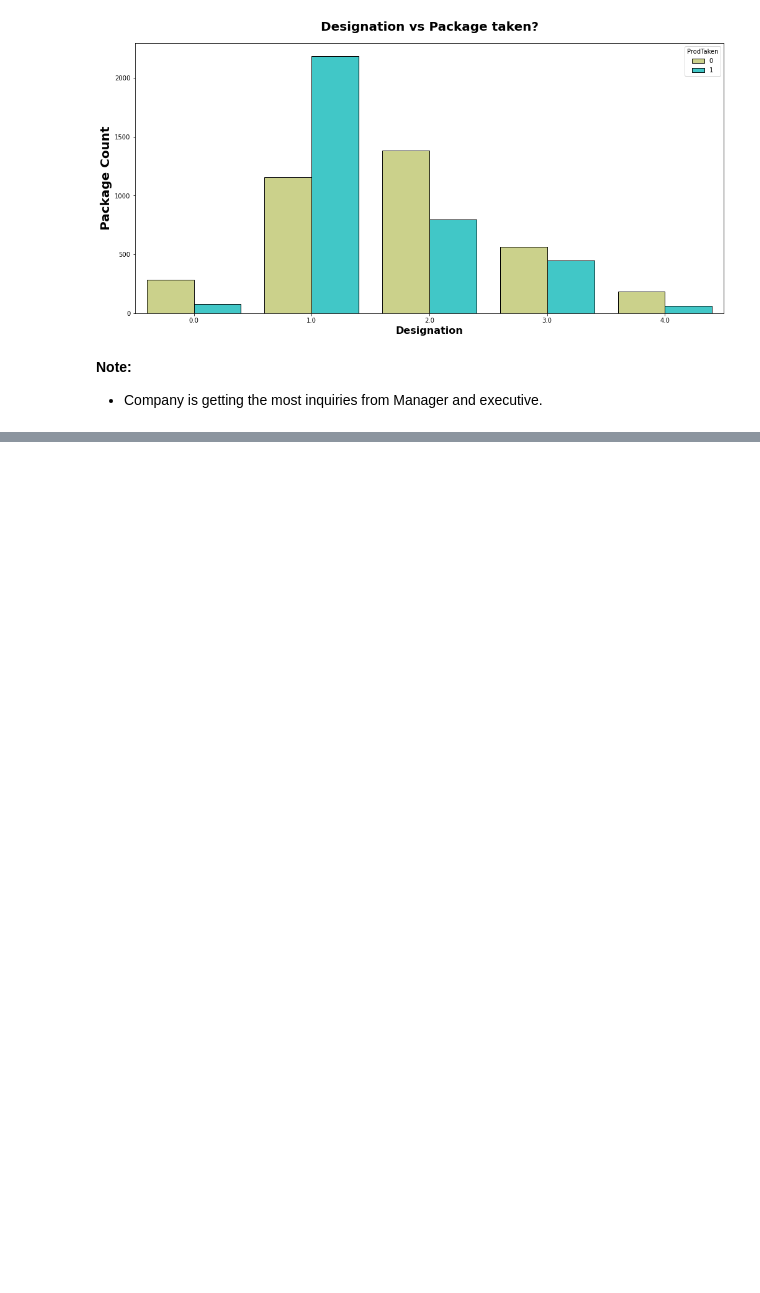
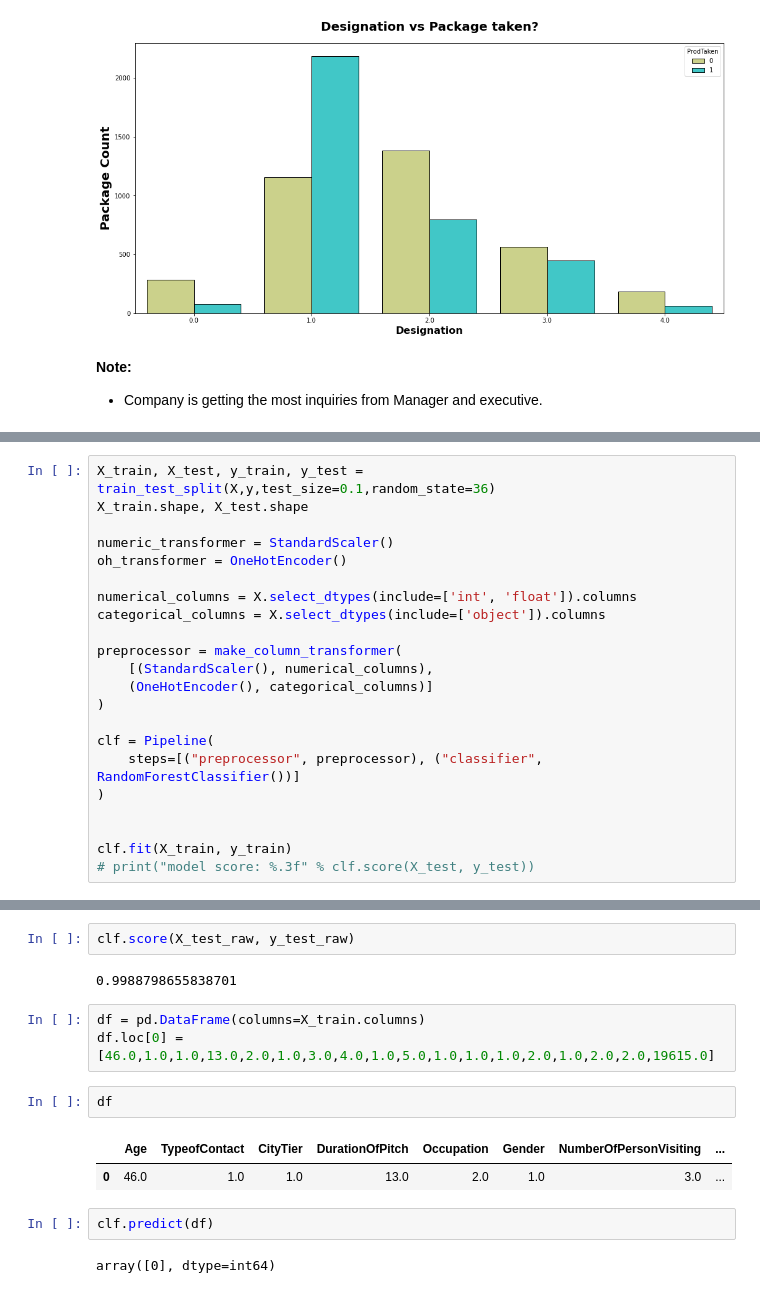
Before and after one commit to wasimmadha/tourism_package, a Jupyter notebook: notebooks/Data Exploration.ipynb, the cells around one changed output, grey strips where cells are left out. Cells and saved outputs as stored; diff of their text form; blank space fills up the shorter version.

Commit message:
Test Pipeline Created

```diff
--- a/notebooks/Data Exploration.ipynb
+++ b/notebooks/Data Exploration.ipynb
@@ -765,0 +715,22 @@ Model performance for Test set
+# %%
+X_train, X_test, y_train, y_test = train_test_split(X,y,test_size=0.1,random_state=36)
+X_train.shape, X_test.shape
+
+numeric_transformer = StandardScaler()
+oh_transformer = OneHotEncoder()
+
+numerical_columns = X.select_dtypes(include=['int', 'float']).columns
+categorical_columns = X.select_dtypes(include=['object']).columns
+
+preprocessor = make_column_transformer(
+    [(StandardScaler(), numerical_columns),
+    (OneHotEncoder(), categorical_columns)]
+)
+
+clf = Pipeline(
+    steps=[("preprocessor", preprocessor), ("classifier", RandomForestClassifier())]
+)
+
+
+clf.fit(X_train, y_train)
+# print("model score: %.3f" % clf.score(X_test, y_test))
@@ -765,0 +755,16 @@ Model performance for Test set
+# %%
+clf.score(X_test_raw, y_test_raw)
+# %% [output]
+0.9988798655838701
+# %%
+df = pd.DataFrame(columns=X_train.columns)
+df.loc[0] = [46.0,1.0,1.0,13.0,2.0,1.0,3.0,4.0,1.0,5.0,1.0,1.0,1.0,2.0,1.0,2.0,2.0,19615.0]
+# %%
+df
+# %% [output]
+|  | Age | TypeofContact | CityTier | DurationOfPitch | Occupation | Gender | NumberOfPersonVisiting | ... |
+| 0 | 46.0 | 1.0 | 1.0 | 13.0 | 2.0 | 1.0 | 3.0 | ... |
+# %%
+clf.predict(df)
+# %% [output]
+array([0], dtype=int64)
```
Also changed, not shown: parts of 26 cells of this notebook, 16 other files.
